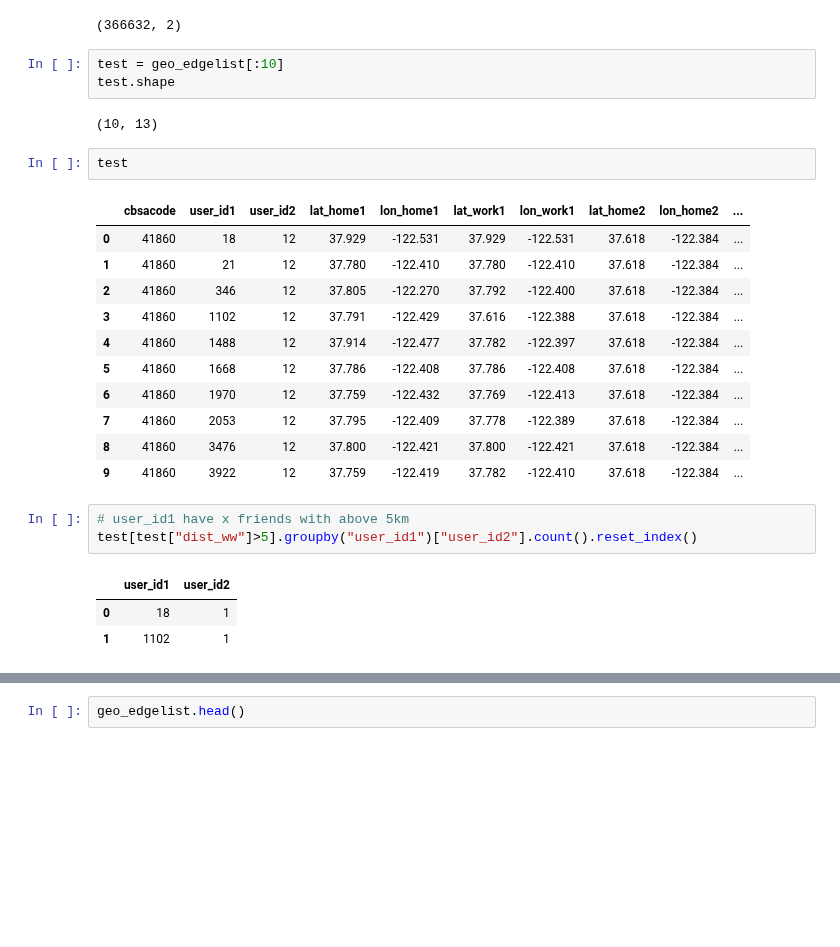
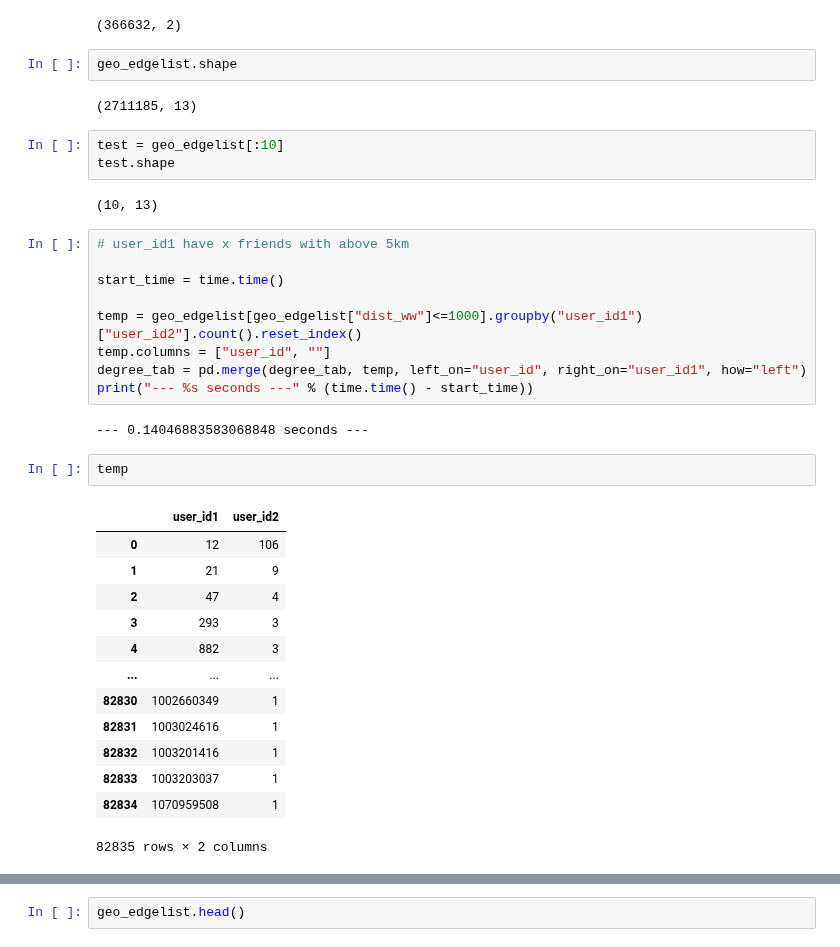
Before and after one commit to sandorjuhasz/ties-around-home, a Jupyter notebook: scripts/degree_home_work.ipynb, the cells around one changed output, grey strips where cells are left out. Cells and saved outputs as stored; diff of their text form; blank space fills up the shorter version.

```diff
--- a/scripts/degree_home_work.ipynb
+++ b/scripts/degree_home_work.ipynb
@@ -111,29 +111,39 @@ degree_tab.columns = ["user_id", "degree"]
 degree_tab.shape
 # %% [output]
 (366632, 2)
+# %%
+geo_edgelist.shape
+# %% [output]
+(2711185, 13)
 # %%
 test = geo_edgelist[:10]
 test.shape
 # %% [output]
 (10, 13)
-# %%
-test
-# %% [output]
-|  | cbsacode | user_id1 | user_id2 | lat_home1 | lon_home1 | lat_work1 | lon_work1 | lat_home2 | lon_home2 | ... |
-| 0 | 41860 | 18 | 12 | 37.929 | -122.531 | 37.929 | -122.531 | 37.618 | -122.384 | ... |
-| 1 | 41860 | 21 | 12 | 37.780 | -122.410 | 37.780 | -122.410 | 37.618 | -122.384 | ... |
-| 2 | 41860 | 346 | 12 | 37.805 | -122.270 | 37.792 | -122.400 | 37.618 | -122.384 | ... |
-| 3 | 41860 | 1102 | 12 | 37.791 | -122.429 | 37.616 | -122.388 | 37.618 | -122.384 | ... |
-| 4 | 41860 | 1488 | 12 | 37.914 | -122.477 | 37.782 | -122.397 | 37.618 | -122.384 | ... |
-| 5 | 41860 | 1668 | 12 | 37.786 | -122.408 | 37.786 | -122.408 | 37.618 | -122.384 | ... |
-| 6 | 41860 | 1970 | 12 | 37.759 | -122.432 | 37.769 | -122.413 | 37.618 | -122.384 | ... |
-| 7 | 41860 | 2053 | 12 | 37.795 | -122.409 | 37.778 | -122.389 | 37.618 | -122.384 | ... |
-| 8 | 41860 | 3476 | 12 | 37.800 | -122.421 | 37.800 | -122.421 | 37.618 | -122.384 | ... |
-| 9 | 41860 | 3922 | 12 | 37.759 | -122.419 | 37.782 | -122.410 | 37.618 | -122.384 | ... |
 # %%
 # user_id1 have x friends with above 5km
-test[test["dist_ww"]>5].groupby("user_id1")["user_id2"].count().reset_index()
+
+start_time = time.time()
+
+temp = geo_edgelist[geo_edgelist["dist_ww"]<=1000].groupby("user_id1")["user_id2"].count().reset_index()
+temp.columns = ["user_id", ""]
+degree_tab = pd.merge(degree_tab, temp, left_on="user_id", right_on="user_id1", how="left")
+print("--- %s seconds ---" % (time.time() - start_time))
 # %% [output]
-|  | user_id1 | user_id2 |
-| 0 | 18 | 1 |
-| 1 | 1102 | 1 |
+--- 0.14046883583068848 seconds ---
+# %%
+temp
+# %% [output]
+|  | user_id1 | user_id2 |
+| 0 | 12 | 106 |
+| 1 | 21 | 9 |
+| 2 | 47 | 4 |
+| 3 | 293 | 3 |
+| 4 | 882 | 3 |
+| ... | ... | ... |
+| 82830 | 1002660349 | 1 |
+| 82831 | 1003024616 | 1 |
+| 82832 | 1003201416 | 1 |
+| 82833 | 1003203037 | 1 |
+| 82834 | 1070959508 | 1 |
+82835 rows × 2 columns
```
Also changed, not shown: parts of 3 cells of this notebook.
